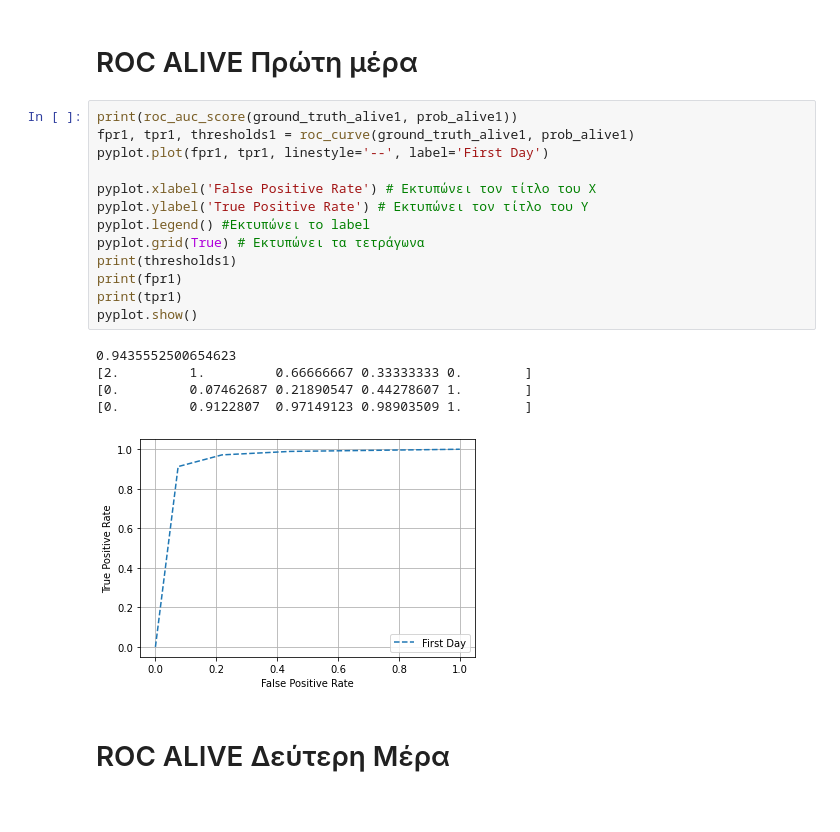
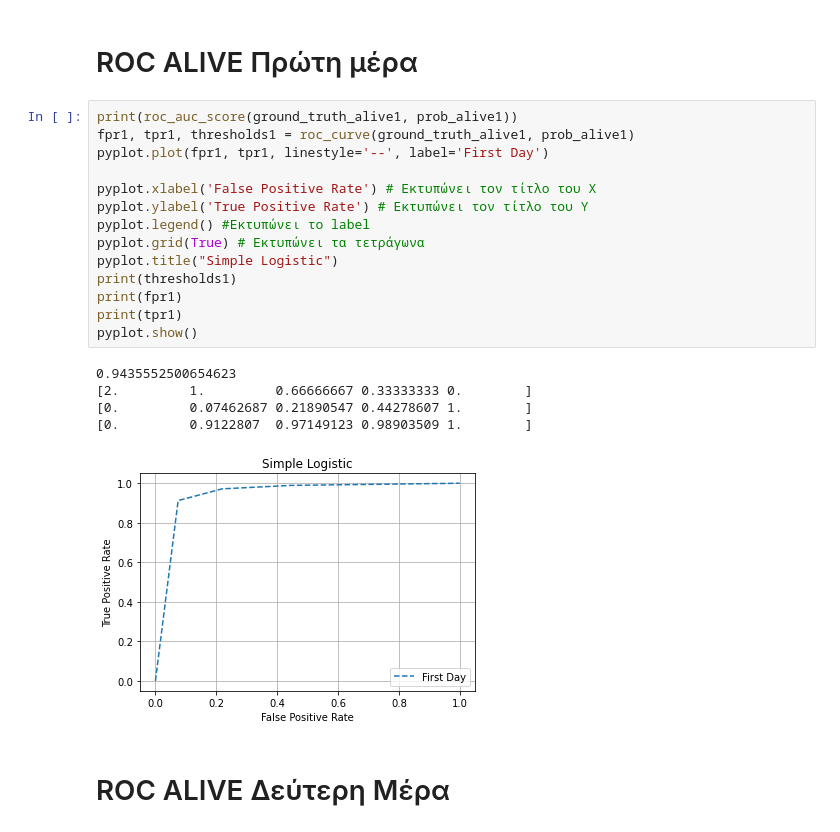
Before and after one commit to DimopDim/MimicIV, a Jupyter notebook: New_Code/07_11_ROC_Simple_Logistic.ipynb, the cells around one changed output. Drawn from its saved outputs; the diff is of its cells as text.

```diff
--- a/New_Code/07_11_ROC_Simple_Logistic.ipynb
+++ b/New_Code/07_11_ROC_Simple_Logistic.ipynb
@@ -87,22 +87,23 @@ ground_truth_dead4=abs(np.subtract(ground_truth_alive4, 1))
 # %%
 print(roc_auc_score(ground_truth_alive1, prob_alive1))
 fpr1, tpr1, thresholds1 = roc_curve(ground_truth_alive1, prob_alive1)
 pyplot.plot(fpr1, tpr1, linestyle='--', label='First Day')
 
 pyplot.xlabel('False Positive Rate') # Εκτυπώνει τον τίτλο του Χ
 pyplot.ylabel('True Positive Rate') # Εκτυπώνει τον τίτλο του Υ
 pyplot.legend() #Εκτυπώνει το label
 pyplot.grid(True) # Εκτυπώνει τα τετράγωνα
+pyplot.title("Simple Logistic")
 print(thresholds1)
 print(fpr1)
 print(tpr1)
 pyplot.show()
 # %% [output]
 0.9435552500654623
 [2.         1.         0.66666667 0.33333333 0.        ]
 [0.         0.07462687 0.21890547 0.44278607 1.        ]
 [0.         0.9122807  0.97149123 0.98903509 1.        ]
-[figure, old version]
+[figure, new version]
 # %% [markdown]
 # ROC ALIVE Δεύτερη Μέρα
 # %%
```
Also changed, not shown: parts of 9 cells of this notebook.
